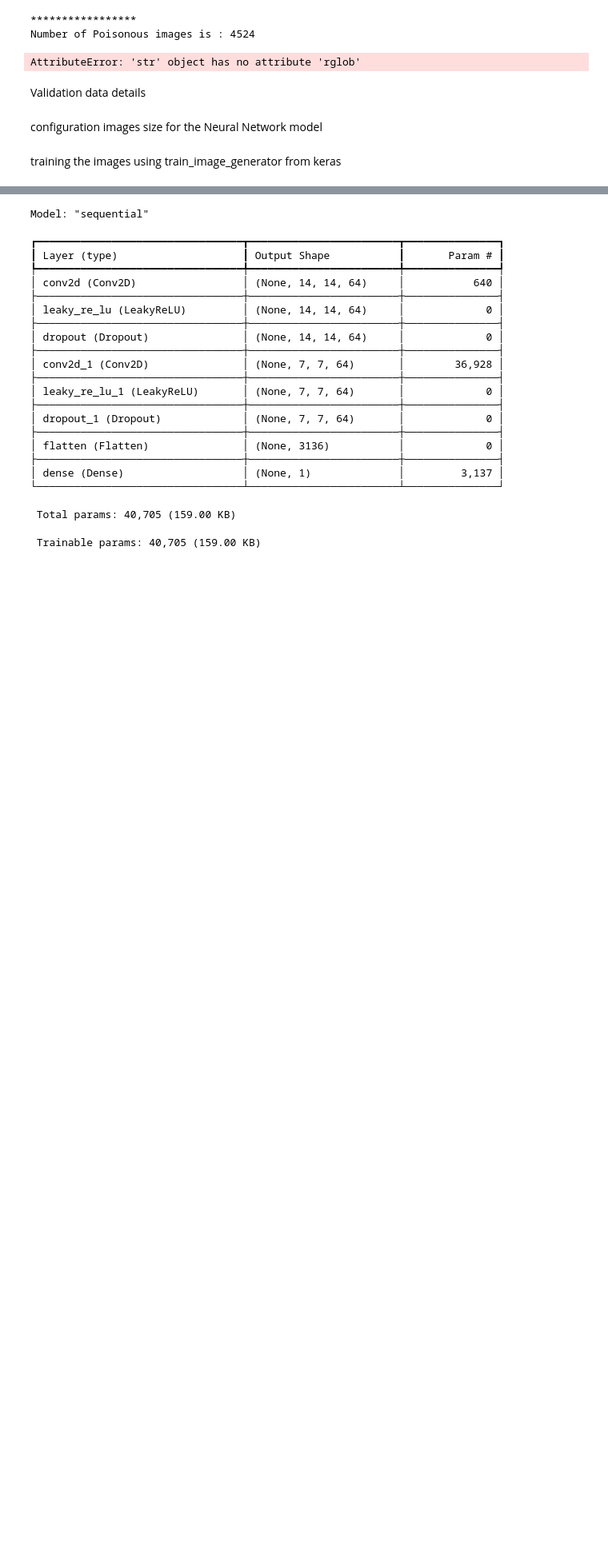
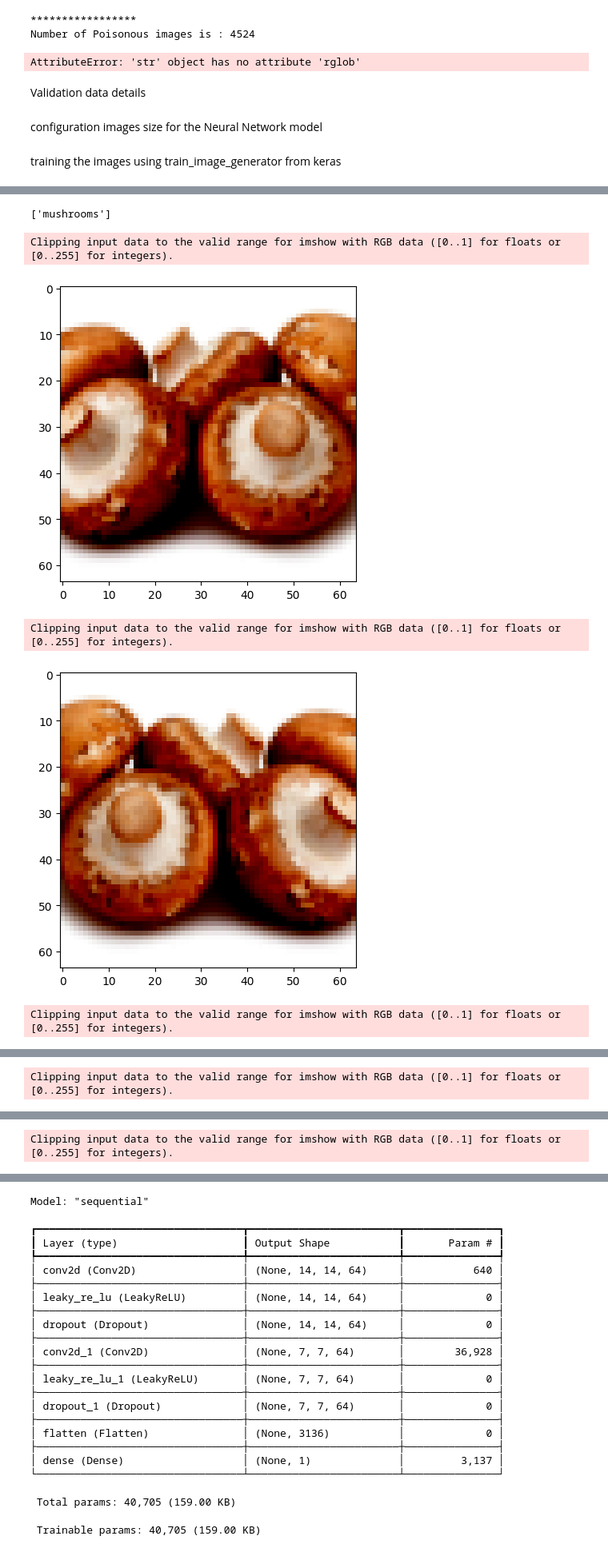
Before and after one commit to Harithelamin/Is-poisonous, a Jupyter notebook: Is_poisonous.ipynb, the cells around one changed output, grey strips where cells are left out. Shown at 80% size. Drawn from its saved outputs; the diff is of its cells as text; code cells hidden in the pictures; blank space fills up the shorter version.

Commit message:
update gan model
update gan model

```diff
--- a/Is_poisonous.ipynb
+++ b/Is_poisonous.ipynb
@@ -70,9 +83,20 @@ class Dataset:
 def DefineDatasets():
 
     # Define the first online dataset with details.
+    # The dataset has used to collect Real images to use in Gan
     dataset1 =  Dataset(1,
-                       "https://www.kaggle.com/datasets/maysee/mushrooms-classification-common-genuss-images",
-                       "https://www.kaggle.com/datasets/maysee/mushrooms-classification-common-genuss-images",
+                       "https://www.istockphoto.com/search/search-by-asset?affiliateredirect=true&assetid=981311660&assettype=image&utm_campaign=SRP_image_sponsored&utm_content=https%3A%2F%2Fpixabay.com%2Fimages%2Fsearch%2Fedible%2520mushroom%2F&utm_medium=affiliate&utm_source=pixabay&utm_term=edible+mushroom",
+                       "https://https://www.istockphoto.com/search/search-by-asset?affiliateredirect=true&assetid=981311660&assettype=image&utm_campaign=SRP_image_sponsored&utm_content=https%3A%2F%2Fpixabay.com%2Fimages%2Fsearch%2Fedible%2520mushroom%2F&utm_medium=affiliate&utm_source=pixabay&utm_term=edible+mushroom",
                        ("",)
                        )
     dataset1.show()
+
+    # Define the second online dataset with details.
+    # The dataset has used to train, val, test,  VIT model with edible, and piossonuous images. They sets as two classes
+    dataset1 =  Dataset(2,
+                       "https://zenodo.org/records/6378474",
+                       "https://zenodo.org/records/6378474",
+                       ("",)
+                       )
+    dataset1.show()
+DefineDatasets()
@@ -321,0 +449,34 @@ x_test shape: (256, 32, 32, 3) - y_test shape: (256, 2)
+# %%
+import os
+print(os.listdir("input"))
+# %% [output]
+['mushrooms']
+# %%
+# train the loader with transformer
+batch_size = 32
+image_size = 64
+
+random_transforms = [transforms.ColorJitter(), transforms.RandomRotation(degrees=20)]
+transform = transforms.Compose([transforms.Resize(64),
+                                transforms.CenterCrop(64),
+                                transforms.RandomHorizontalFlip(p=0.5),
+                                transforms.RandomApply(random_transforms, p=0.2),
+                                transforms.ToTensor(),
+                                transforms.Normalize((0.5, 0.5, 0.5), (0.5, 0.5, 0.5))])
+
+train_data = datasets.ImageFolder('input/mushrooms/trainx/', transform=transform)
+train_loader = torch.utils.data.DataLoader(train_data, shuffle=True,
+                                           batch_size=batch_size)
+
+imgs, label = next(iter(train_loader))
+imgs = imgs.numpy().transpose(0, 2, 3, 1)
+# %%
+for i in range(10):
+    plt.imshow(imgs[i])
+    plt.show()
+# %% [output]
+Clipping input data to the valid range for imshow with RGB data ([0..1] for floats or [0..255] for integers).
+[figure, added]
+Clipping input data to the valid range for imshow with RGB data ([0..1] for floats or [0..255] for integers).
+[figure, added]
+Clipping input data to the valid range for imshow with RGB data ([0..1] for floats or [0..255] for integers).
@@ -321,0 +484 @@ x_test shape: (256, 32, 32, 3) - y_test shape: (256, 2)
+Clipping input data to the valid range for imshow with RGB data ([0..1] for floats or [0..255] for integers).
@@ -321,0 +486 @@ x_test shape: (256, 32, 32, 3) - y_test shape: (256, 2)
+Clipping input data to the valid range for imshow with RGB data ([0..1] for floats or [0..255] for integers).
```
Also changed, not shown: parts of 48 cells of this notebook.
